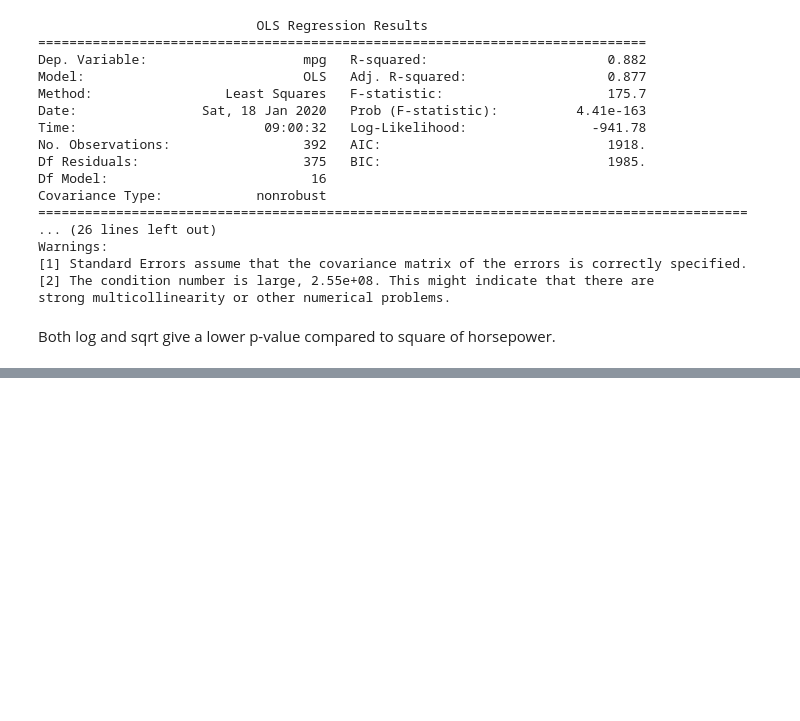
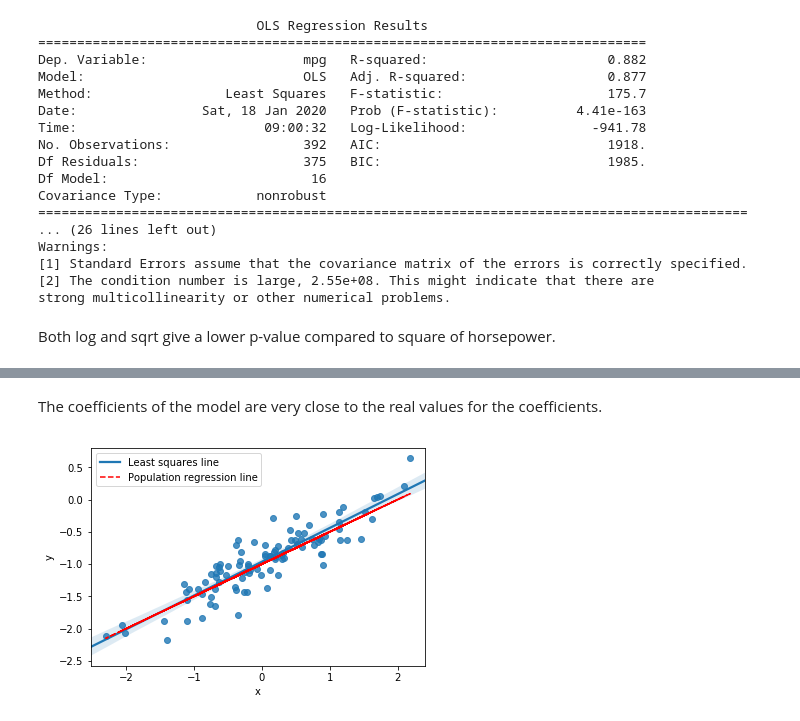
Before and after one commit to akmishra-nitr/ISLRwP, a Jupyter notebook: Chapter 3 - Linear Regression/Chapter 3 Exercises - Applied.ipynb, the cells around one changed output, grey strips where cells are left out. Cells and saved outputs as stored; diff of their text form; code cells hidden in the pictures; blank space fills up the shorter version.

```diff
--- a/Chapter 3 - Linear Regression/Chapter 3 Exercises - Applied.ipynb
+++ b/Chapter 3 - Linear Regression/Chapter 3 Exercises - Applied.ipynb
@@ -610,0 +950,6 @@ Both log and sqrt give a lower p-value compared to square of horsepower.
+# %%
+df = pd.DataFrame({'x':x,'y':y})
+
+lModel = smf.ols('y ~ x',df)
+res = lModel.fit()
+print(res.summary())
@@ -610,0 +974,13 @@ Both log and sqrt give a lower p-value compared to square of horsepower.
+# %% [markdown]
+The coefficients of the model are very close to the real values for the coefficients.
+# %%
+plt.figure()
+sns.regplot('x','y',data=df,line_kws={'label':'Least squares line'})
+y2 = -1 + 0.5*x
+plt.plot(x,y2,'r--',label='Population regression line')
+plt.xlabel('x')
+plt.ylabel('y')
+plt.legend()
+plt.show()
+# %% [output]
+[figure, added]
```
Also changed, not shown: parts of 63 cells of this notebook, 1 other file.
